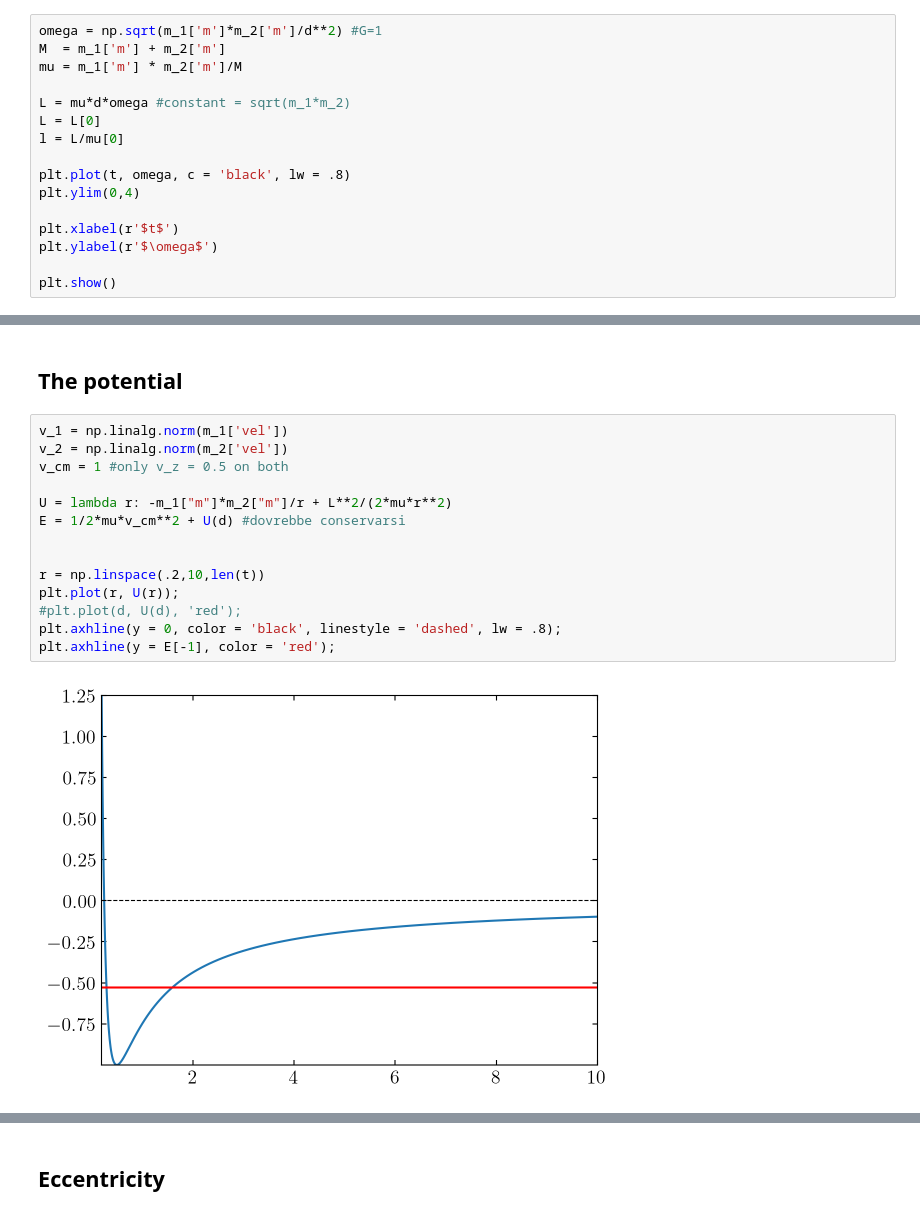
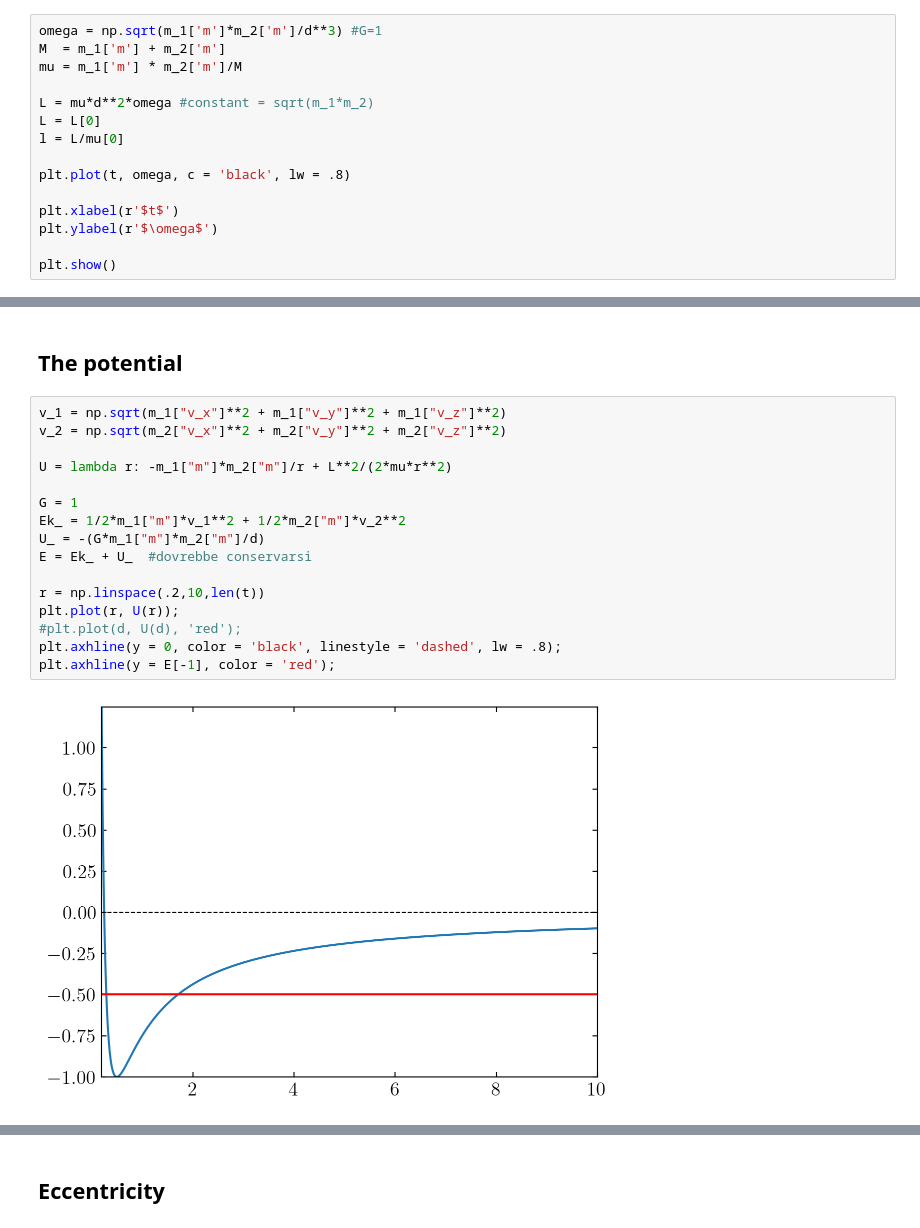
Before and after one commit to smucedola/galaxies-dynamics_2023, a Jupyter notebook: nbody_sh1/2body_bound.ipynb, the cells around one changed output, grey strips where cells are left out. Cells and saved outputs as stored; diff of their text form.

```diff
--- a/nbody_sh1/2body_bound.ipynb
+++ b/nbody_sh1/2body_bound.ipynb
@@ -87,16 +91,15 @@ plt.show()
 # %% [markdown]
 ## Omega
 # %%
-omega = np.sqrt(m_1['m']*m_2['m']/d**2) #G=1
+omega = np.sqrt(m_1['m']*m_2['m']/d**3) #G=1
 M  = m_1['m'] + m_2['m']
 mu = m_1['m'] * m_2['m']/M
 
-L = mu*d*omega #constant = sqrt(m_1*m_2)
+L = mu*d**2*omega #constant = sqrt(m_1*m_2)
 L = L[0]
 l = L/mu[0]
 
 plt.plot(t, omega, c = 'black', lw = .8)
-plt.ylim(0,4)
 
 plt.xlabel(r'$t$')
 plt.ylabel(r'$\omega$')
@@ -107,18 +110,20 @@ plt.show()
 # %% [markdown]
 ## The potential
 # %%
-v_1 = np.linalg.norm(m_1['vel'])
-v_2 = np.linalg.norm(m_2['vel'])
-v_cm = 1 #only v_z = 0.5 on both
+v_1 = np.sqrt(m_1["v_x"]**2 + m_1["v_y"]**2 + m_1["v_z"]**2)
+v_2 = np.sqrt(m_2["v_x"]**2 + m_2["v_y"]**2 + m_2["v_z"]**2)
 
 U = lambda r: -m_1["m"]*m_2["m"]/r + L**2/(2*mu*r**2)
-E = 1/2*mu*v_cm**2 + U(d) #dovrebbe conservarsi
 
+G = 1
+Ek_ = 1/2*m_1["m"]*v_1**2 + 1/2*m_2["m"]*v_2**2
+U_ = -(G*m_1["m"]*m_2["m"]/d)
+E = Ek_ + U_  #dovrebbe conservarsi
 
 r = np.linspace(.2,10,len(t))
 plt.plot(r, U(r));
 #plt.plot(d, U(d), 'red');
 plt.axhline(y = 0, color = 'black', linestyle = 'dashed', lw = .8);
 plt.axhline(y = E[-1], color = 'red');
 # %% [output]
-[figure, old version]
+[figure, new version]
```
Also changed, not shown: parts of 11 cells of this notebook, 3 other files.
